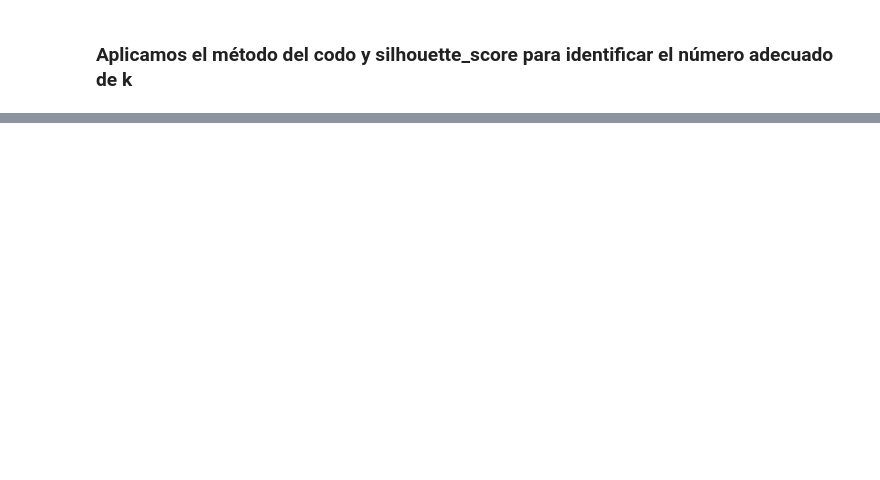
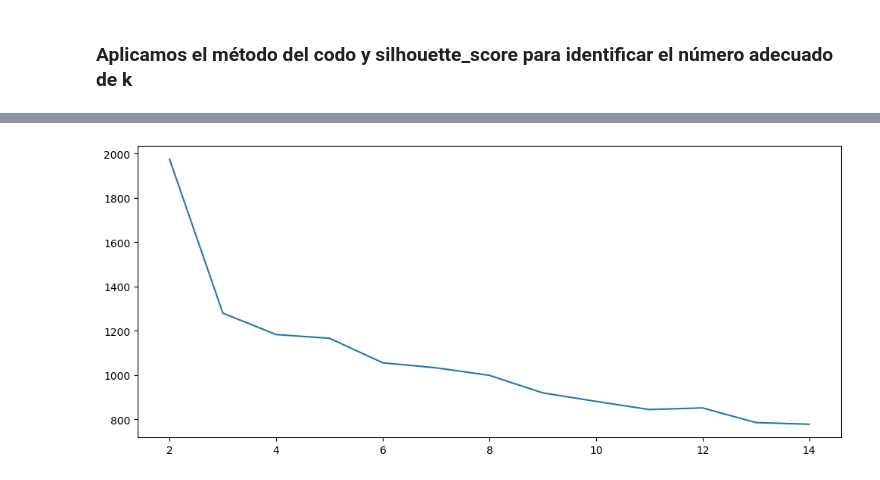
Before and after one commit to AlexCanchari/ML_Wines, a Jupyter notebook: notebooks/02_data_clustering.ipynb, the cells around one changed output, grey strips where cells are left out. Saved outputs shown, nothing was run; the diff lists cells and outputs as text; code cells hidden in the pictures; blank space fills up the shorter version.

Commit message:
estandarizando y clusterizando

```diff
--- a/notebooks/02_data_clustering.ipynb
+++ b/notebooks/02_data_clustering.ipynb
@@ -48,0 +54,5 @@ plt.show()
+# %%
+scaler = StandardScaler()
+scaled_data = scaler.fit_transform(df)
+scaled_data = pd.DataFrame(scaled_data, columns=df.columns)
+scaled_data.describe()
@@ -48,0 +69,13 @@ plt.show()
+# %%
+SSD = []
+K = range(2,15)
+for k in K:
+    km = KMeans(n_clusters=k)
+    km = km.fit(scaled_data)
+    SSD.append(km.inertia_)
+plt.figure(figsize=(12,5))
+plt.plot(K,SSD)
+#plt.xticks(np.arange(min(K), max(K)+1, 1))
+plt.show()
+# %% [output]
+[figure, added]
```
Also changed, not shown: parts of 15 cells of this notebook, 1 other file.
